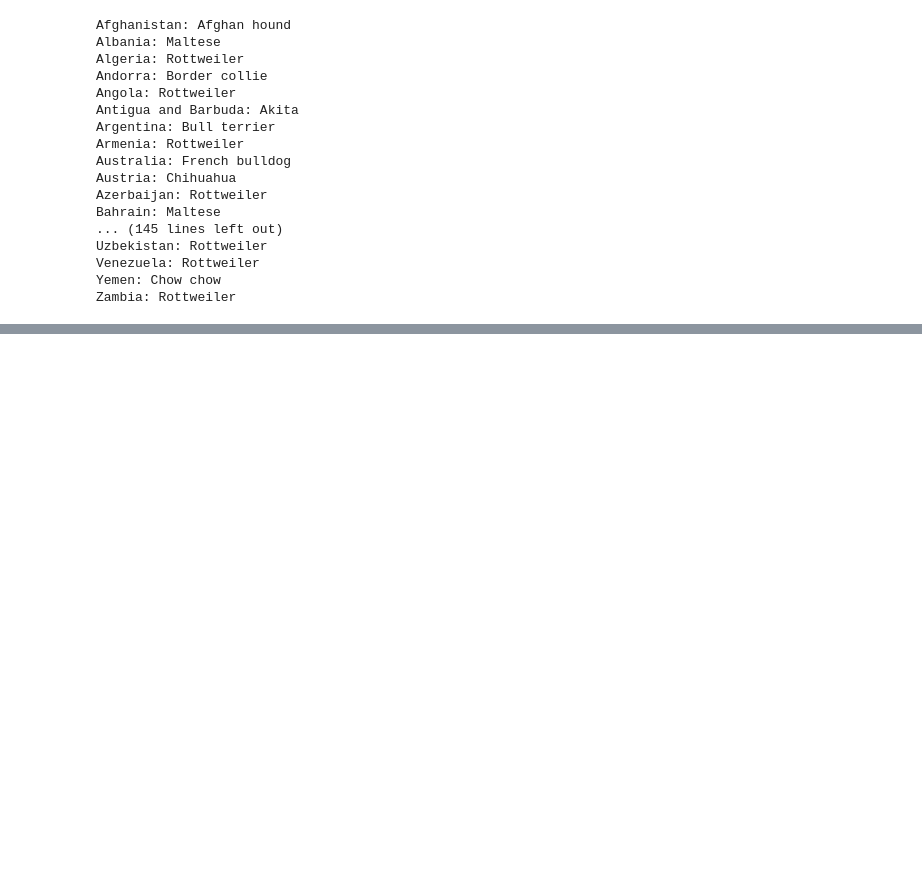
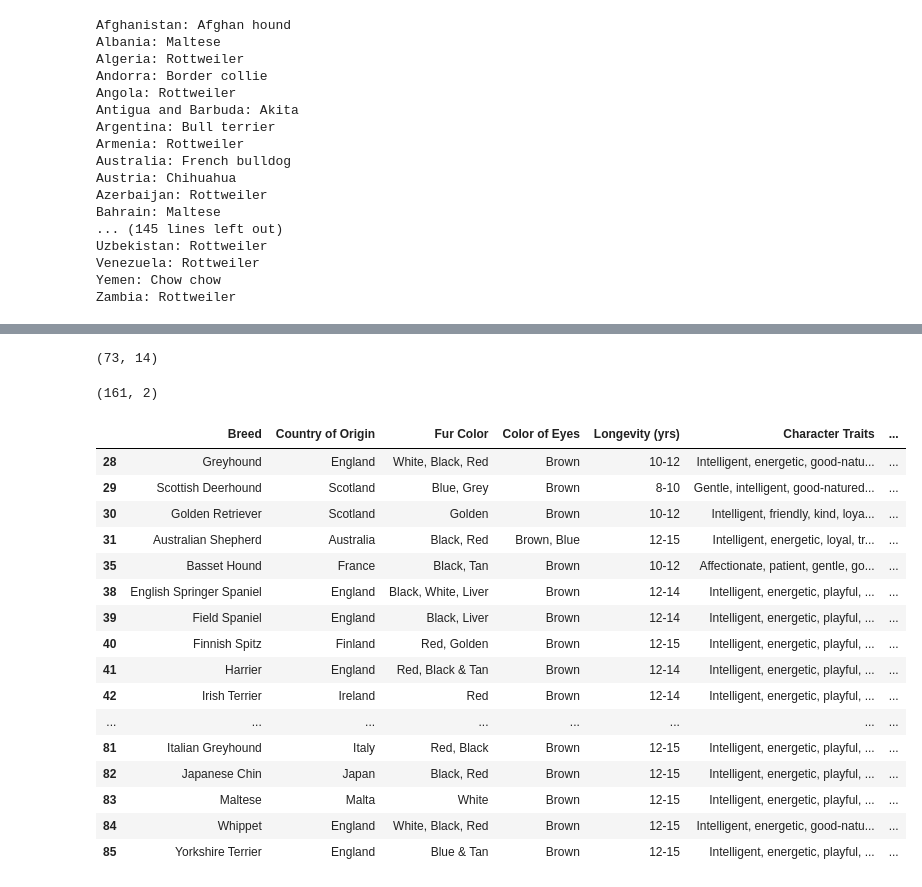
Before and after one commit to PedroVidales/-w4-ETL-Project-PedroVidales-, a Jupyter notebook: src/Untitled1.ipynb, the cells around one changed output, grey strips where cells are left out. Drawn from its saved outputs; the diff is of its cells as text; code cells hidden in the pictures; blank space fills up the shorter version.

```diff
--- a/src/Untitled1.ipynb
+++ b/src/Untitled1.ipynb
@@ -580,0 +541,30 @@ data = {
+# %%
+result.shape
+# %% [output]
+(73, 14)
+# %%
+data.shape
+# %% [output]
+(161, 2)
+# %%
+result['country'] = result['Breed'].apply(lambda x: ', '.join(data[data['Breed'] == x]['country']))
+# %%
+result.tail(50)
+# %% [output]
+|  | Breed | Country of Origin | Fur Color | Color of Eyes | Longevity (yrs) | Character Traits | ... |
+| 28 | Greyhound | England | White, Black, Red | Brown | 10-12 | Intelligent, energetic, good-natu... | ... |
+| 29 | Scottish Deerhound | Scotland | Blue, Grey | Brown | 8-10 | Gentle, intelligent, good-natured... | ... |
+| 30 | Golden Retriever | Scotland | Golden | Brown | 10-12 | Intelligent, friendly, kind, loya... | ... |
+| 31 | Australian Shepherd | Australia | Black, Red | Brown, Blue | 12-15 | Intelligent, energetic, loyal, tr... | ... |
+| 35 | Basset Hound | France | Black, Tan | Brown | 10-12 | Affectionate, patient, gentle, go... | ... |
+| 38 | English Springer Spaniel | England | Black, White, Liver | Brown | 12-14 | Intelligent, energetic, playful, ... | ... |
+| 39 | Field Spaniel | England | Black, Liver | Brown | 12-14 | Intelligent, energetic, playful, ... | ... |
+| 40 | Finnish Spitz | Finland | Red, Golden | Brown | 12-15 | Intelligent, energetic, playful, ... | ... |
+| 41 | Harrier | England | Red, Black & Tan | Brown | 12-14 | Intelligent, energetic, playful, ... | ... |
+| 42 | Irish Terrier | Ireland | Red | Brown | 12-14 | Intelligent, energetic, playful, ... | ... |
+| ... | ... | ... | ... | ... | ... | ... | ... |
+| 81 | Italian Greyhound | Italy | Red, Black | Brown | 12-15 | Intelligent, energetic, playful, ... | ... |
+| 82 | Japanese Chin | Japan | Black, Red | Brown | 12-15 | Intelligent, energetic, playful, ... | ... |
+| 83 | Maltese | Malta | White | Brown | 12-15 | Intelligent, energetic, playful, ... | ... |
+| 84 | Whippet | England | White, Black, Red | Brown | 12-15 | Intelligent, energetic, good-natu... | ... |
+| 85 | Yorkshire Terrier | England | Blue & Tan | Brown | 12-15 | Intelligent, energetic, playful, ... | ... |
```
Also changed, not shown: parts of 6 cells of this notebook.
